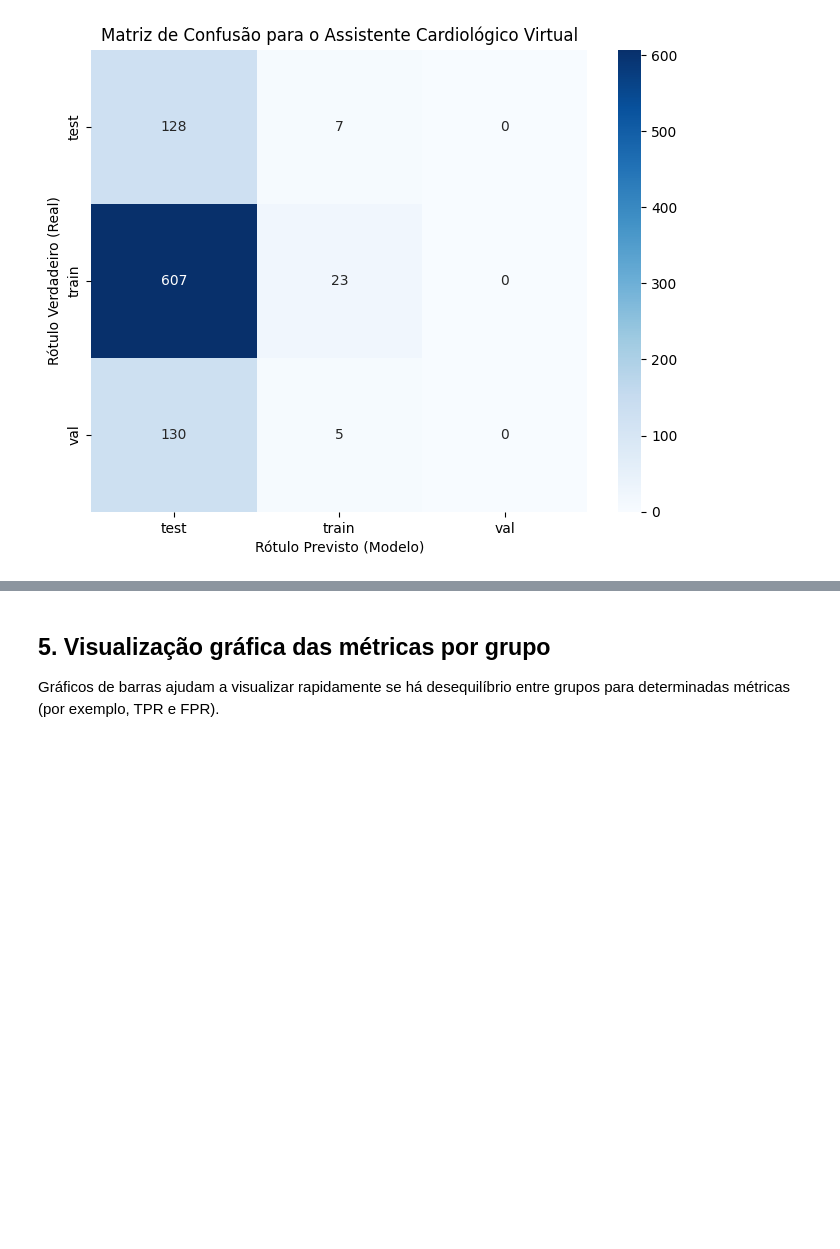
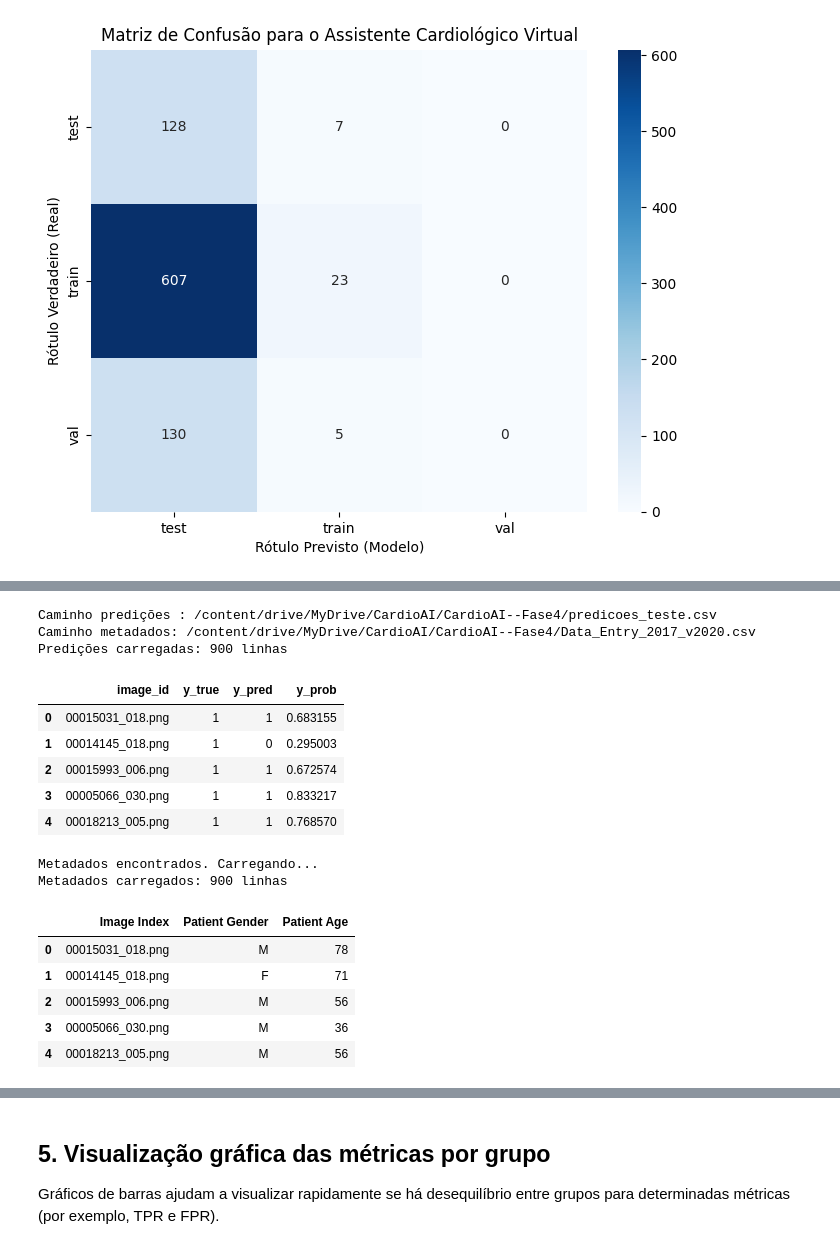
Before and after one commit to pedrosof/CardioAI--Fase4, a Jupyter notebook: CardioAI--Fase4.ipynb, the cells around one changed output, grey strips where cells are left out. Drawn from its saved outputs; the diff is of its cells as text; code cells hidden in the pictures; blank space fills up the shorter version.

```diff
--- a/CardioAI--Fase4.ipynb
+++ b/CardioAI--Fase4.ipynb
@@ -645,3 +740,69 @@ display(meta_df.head())
+# %%
+# ==========================================
+# 1. Definir caminhos dos arquivos
+# ==========================================
+
+predictions_csv = "/content/drive/MyDrive/CardioAI/CardioAI--Fase4/predicoes_teste.csv"
+metadata_csv    = "/content/drive/MyDrive/CardioAI/CardioAI--Fase4/Data_Entry_2017_v2020.csv"
+
+print("Caminho predições :", predictions_csv)
+print("Caminho metadados:", metadata_csv)
+
+# ==========================================
+# 2. Carregar predições
+# ==========================================
+
+if not os.path.exists(predictions_csv):
+    raise FileNotFoundError(
+        f"Arquivo de predições não encontrado:\n{predictions_csv}\n"
+        "Certifique-se de gerar o predicoes_teste.csv no notebook principal "
+        "antes de rodar esta análise de fairness."
+    )
+
+pred_df = pd.read_csv(predictions_csv)
+print(f"Predições carregadas: {len(pred_df)} linhas")
+display(pred_df.head())
+
+# ==========================================
+# 3. Carregar ou gerar metadados
+# ==========================================
+
+if os.path.exists(metadata_csv):
+    print("\nMetadados encontrados. Carregando...")
+    meta_df = pd.read_csv(metadata_csv)
+    print(f"Metadados carregados: {len(meta_df)} linhas")
+else:
+    print("\nMetadados NÃO encontrados. Gerando metadata sintético com base em pred_df...")
+    image_ids = pred_df["image_id"].unique()
+    np.random.seed(42)
+    meta_df = pd.DataFrame({
+        "Image Index": image_ids,
+        "Patient Gender": np.random.choice(["M", "F"], size=len(image_ids)),
+        "Patient Age": np.random.randint(18, 90, size=len(image_ids)),
+    })
+    os.makedirs(os.path.dirname(metadata_csv), exist_ok=True)
+    meta_df.to_csv(metadata_csv, index=False)
+    print(f"Metadata sintético salvo em: {metadata_csv}")
+
+display(meta_df.head())
+# %% [output]
+Caminho predições : /content/drive/MyDrive/CardioAI/CardioAI--Fase4/predicoes_teste.csv
+Caminho metadados: /content/drive/MyDrive/CardioAI/CardioAI--Fase4/Data_Entry_2017_v2020.csv
+Predições carregadas: 900 linhas
+|  | image_id | y_true | y_pred | y_prob |
+| 0 | 00015031_018.png | 1 | 1 | 0.683155 |
+| 1 | 00014145_018.png | 1 | 0 | 0.295003 |
+| 2 | 00015993_006.png | 1 | 1 | 0.672574 |
+| 3 | 00005066_030.png | 1 | 1 | 0.833217 |
+| 4 | 00018213_005.png | 1 | 1 | 0.768570 |
+Metadados encontrados. Carregando...
+Metadados carregados: 900 linhas
+|  | Image Index | Patient Gender | Patient Age |
+| 0 | 00015031_018.png | M | 78 |
+| 1 | 00014145_018.png | F | 71 |
+| 2 | 00015993_006.png | M | 56 |
+| 3 | 00005066_030.png | M | 36 |
+| 4 | 00018213_005.png | M | 56 |
 # %% [markdown]
 ## 2. Unir predições com metadados e definir atributo sensível
 
```
Also changed, not shown: parts of 20 cells of this notebook.
